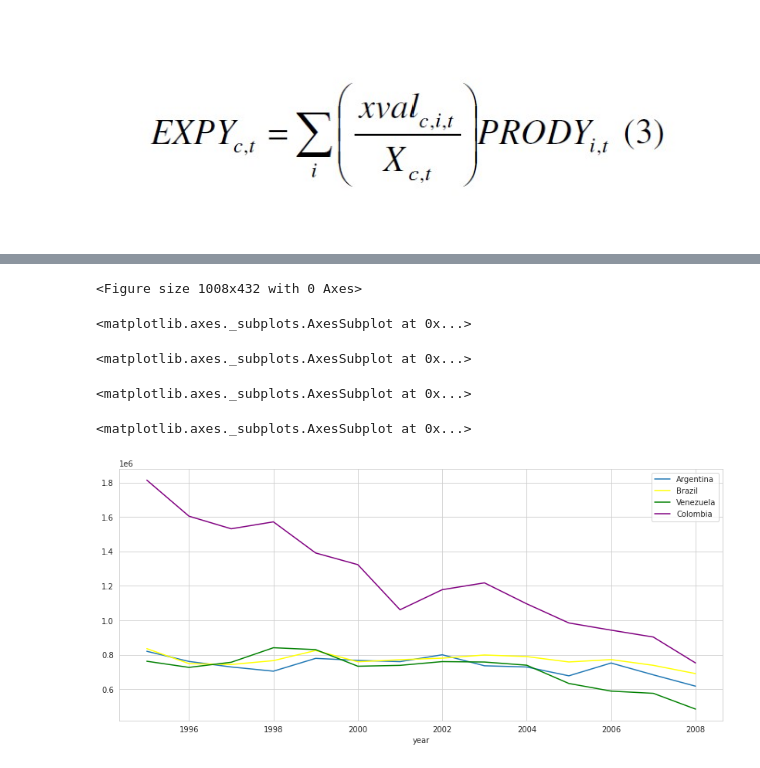
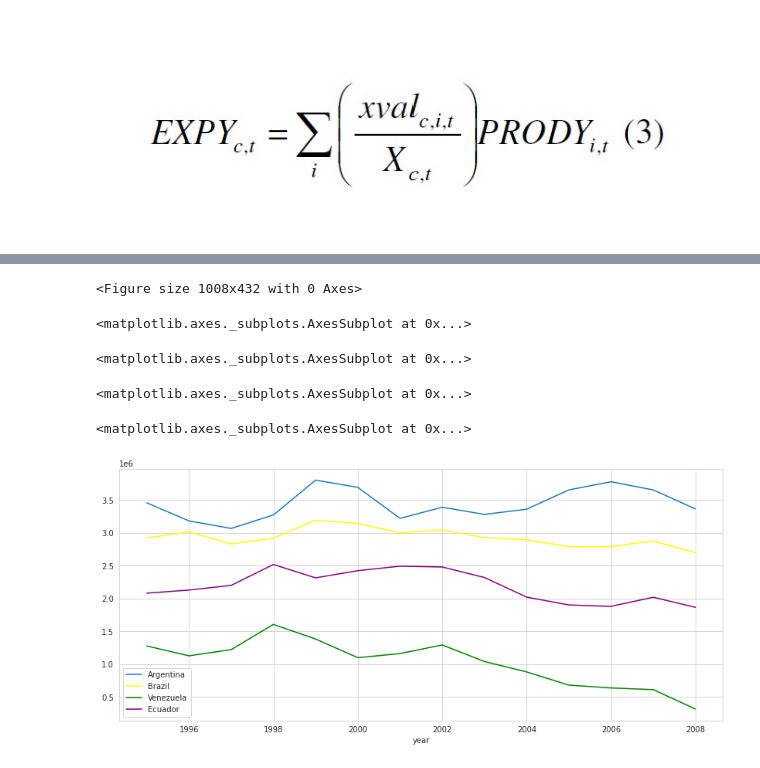
Before and after one commit to descandon88/Ecuador-Growth-data-set, a Jupyter notebook: funciones/expy.ipynb, the cells around one changed output, grey strips where cells are left out. Drawn from its saved outputs; the diff is of its cells as text; code cells hidden in the pictures.

```diff
--- a/funciones/expy.ipynb
+++ b/funciones/expy.ipynb
@@ -354,7 +356,7 @@ capita of countries that produce it, weighted by their revealed comparative adva
 that product. As mentioned above, Hausmann Hwang & Rodrik use this product-level variable to calculate the level of sophistication of a country’s export basket, EXPYc,t as
 the PRODYi,t for each component of the country’s export basket weighted by its share.
 # %%
-def calc_prody(data,pais_col,prod_col,anio_col,export_col):
+def calc_prody(data,pais_col,prod_col,anio_col,export_col,rcapt_col):
 
     """
       Función que calcula el valor de Prody
@@ -371,7 +373,7 @@ def calc_prody(data,pais_col,prod_col,anio_col,export_col):
     df_prody.columns=[anio_col,pais_col,prod_col]
     print('Se procede a fusionar los datos')
     # df_prody = pd.merge(df_prody,data[[anio_col,pais_col,prod_col,export_col,gdp_per_capita_col]],how='left',on=[anio_col,pais_col,prod_col])
-    df_prody = pd.merge(df_prody,data[[anio_col,pais_col,prod_col,export_col]],how='left',on=[anio_col,pais_col,prod_col])
+    df_prody = pd.merge(df_prody,data[[anio_col,pais_col,prod_col,export_col,rcapt_col]],how='left',on=[anio_col,pais_col,prod_col])
     df_prody.loc[df_prody[export_col].isnull(),export_col] = 0
 
     print('Se hace el calculo de RCA')
@@ -385,32 +387,36 @@ def calc_prody(data,pais_col,prod_col,anio_col,export_col):
     df_prody['Yct'] = pd.Series([2000 for x in range(len(df_prody.index))])
 
 
-    df_prody['RCAcpt'] = (df_prody['Xcpt']/df_prody['Xct'])/(df_prody['Xpt']/df_prody['Xt']) #--> ecuación de las RCA
+    # df_prody['RCAcpt'] = (df_prody['Xcpt']/df_prody['Xct'])/(df_prody['Xpt']/df_prody['Xt']) #--> ecuación de las RCA
+    df_prody['RCAcpt'] = df_prody[rcapt_col]
     df_prody.loc[df_prody['RCAcpt'].isnull(),'RCAcpt'] = 0
 
-    print('Se hace el calculo de PRODY')
+    print('Se hace el calculo de Yt')
 
-    # df_prody['Yt']= df_prody.groupby([anio_col])[['Yct']].transform('sum')
-    # df_prody['RCApt'] = df_prody.groupby([prod_col,anio_col])[['RCAcpt']].transform('sum')
+    df_prody['Yt']= df_prody.groupby([anio_col])[['Yct']].transform('sum')
+    df_prody['RCApt'] = df_prody.groupby([prod_col,anio_col])[['RCAcpt']].transform('sum')
     # df_prody['PRODY'] = df_prody['RCAcpt']*df_prody['Yt']
 
 
     """
     Me agrada este
     """
-    df_prody['prodycit'] = df_prody['RCAcpt']*df_prody['Yct']
-    df_prody['PRODY'] = df_prody.groupby([prod_col,anio_col])[['prodycit']].transform('sum')
+    print('Se hace el calculo de PRODY')
 
-    # df_prody['PRODY']   = df_prody.groupby([anio_col])[['PRODYit']].transform('sum')
+    # df_prody['prodycit'] = df_prody['RCAcpt']*df_prody['Yct']
+    # df_prody['PRODY'] = df_prody.groupby([prod_col,anio_col])[['prodycit']].transform('sum')
+
+    df_prody['PRODY']   = df_prody['RCApt']*df_prody['Yt']
 
     #retiro las propiedadades del dataframe
     df_prody.drop(['Xcpt','Xct','Xpt','Xt','Yc'],axis=1,inplace=True,errors='ignore')
 
+    print('Prody Listo! ')
 
     return df_prody
 # %%
 # df_prody = calc_prody(data=df_merge,pais_col='country_name',prod_col='product_name',anio_col='year',export_col='export_value',gdp_per_capita_col='gdp_per_capita').copy()
-df_prody = calc_prody(data=df_rca,pais_col='country_name',prod_col='product_name',anio_col='year',export_col='export_value').copy()
+df_prody = calc_prody(data=df_rca,pais_col='country_name',prod_col='product_name',anio_col='year',export_col='export_value',rcapt_col='RCAcpt').copy()
 # df_prody.sample(n=10)
 #df_prody.head(10)
 # %% [output]
@@ -461,7 +464,8 @@ def calc_expy(data,pais_col,prod_col,anio_col,export_col,prody_col):
 
     # df_expy['Xct'] = df_expy.groupby([pais_col,anio_col])[export_col].transform('sum')
     # df_expy['Xct'] =  df_expy.groupby([prod_col,anio_col])[export_col].transform('sum')
-    df_expy['XVALcit'] = df_expy[export_col]
+    # df_expy['XVALcit'] = df_expy[export_col]
+    df_expy['XVALcit'] =df_expy.groupby([pais_col, anio_col])[export_col].transform(sum)
     df_expy['Xct'] = df_expy.groupby([pais_col, anio_col])[export_col].transform(sum)
     df_expy['cociente'] = df_expy['XVALcit']/df_expy['Xct']
     df_expy['Xvalcociente'] = df_expy.groupby([pais_col, anio_col])['cociente'].transform(sum)
@@ -541,26 +556,27 @@ filtered_df.head()
 # %%
 import matplotlib.pyplot as plt
 from matplotlib.pyplot import figure
 
 import seaborn as sb
 
 plt.figure(figsize=(14, 6))
 
 ax = plt.gca()
 
 filtered_df.plot(kind='line',x='year', y='Argentina', ax=ax)
-# df_latam.plot(kind='line',x='year', y='Bolivia', color='red', ax=ax)
+# filtered_df.plot(kind='line',x='year', y='Bolivia', color='pink', ax=ax)
 filtered_df.plot(kind='line',x='year', y='Brazil', color='yellow', ax=ax)
 filtered_df.plot(kind='line',x='year', y='Venezuela', color='green', ax=ax)
-filtered_df.plot(kind='line',x='year', y='Colombia', color='purple', ax=ax)
+filtered_df.plot(kind='line',x='year', y='Ecuador', color='purple', ax=ax)
+# filtered_df.plot(kind='line',x='year', y='Peru', color='brown', ax=ax)
 
 
 
 plt.show()
 # %% [output]
 <Figure size 1008x432 with 0 Axes>
 <matplotlib.axes._subplots.AxesSubplot at 0x...>
 <matplotlib.axes._subplots.AxesSubplot at 0x...>
 <matplotlib.axes._subplots.AxesSubplot at 0x...>
 <matplotlib.axes._subplots.AxesSubplot at 0x...>
-[figure, old version]
+[figure, new version]
```
Also changed, not shown: parts of 11 cells of this notebook.
